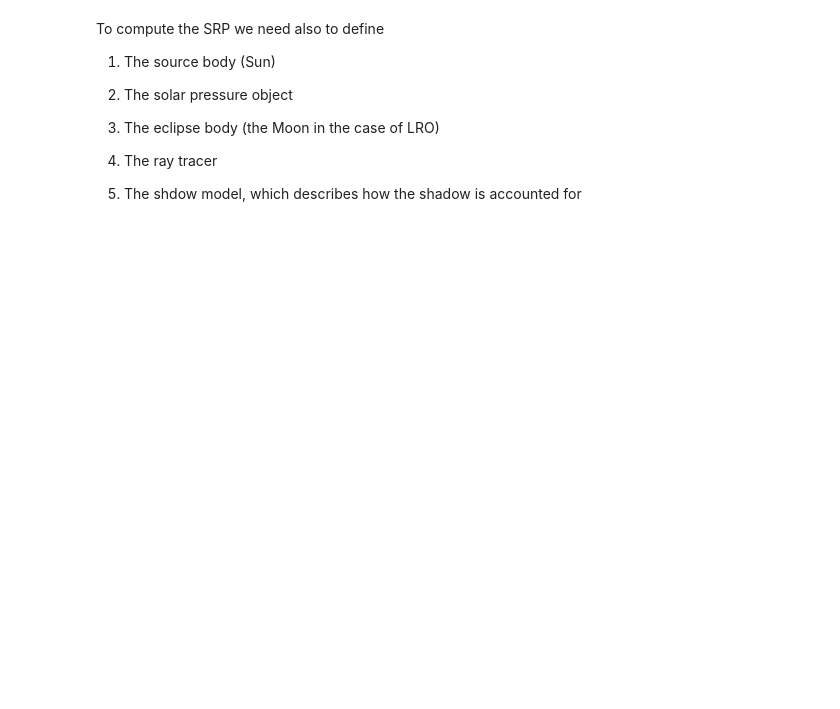
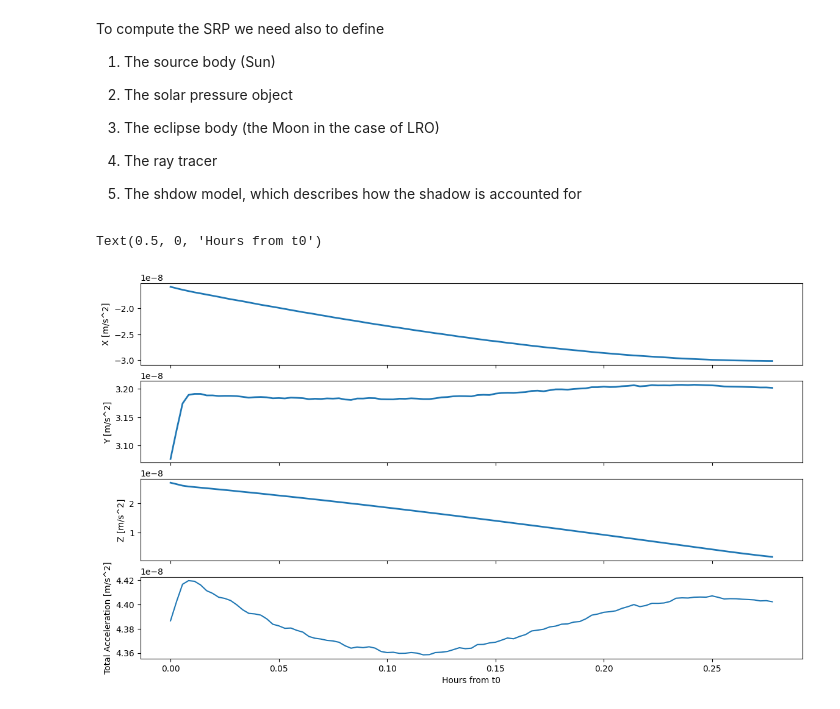
Before and after one commit to gaelccc/pyRTX, a Jupyter notebook: Notebooks/Notebook1.ipynb, the cells around one changed output. Saved outputs shown, nothing was run; the diff lists cells and outputs as text; code cells hidden in the pictures; blank space fills up the shorter version.

```diff
--- a/Notebooks/Notebook1.ipynb
+++ b/Notebooks/Notebook1.ipynb
@@ -51,7 +47,7 @@ sp.furnsh(METAKR)  # Load the metakernel containing references to the necessary
 # Define the time span of the calculation
 ref_epc = "2010 may 10 09:25:00"  # Start epoch of the computation
 duration = 1000     # Time span (seconds)
-timestep = 100      # Time step (seconds)
+timestep = 10      # Time step (seconds)
 
 epc_et0 = sp.str2et(ref_epc)
 epc_et1 = epc_et0 + duration
@@ -196 +201,19 @@ srp = SolarPressure( lro,
 accel = srp.compute(epochs, n_cores = 1) * 1e3
+# %%
+# Let's plot the results
+eps  = [float( epc - epc_et0)/3600 for epc in epochs]
+
+fig, ax = plt.subplots(4, 1, figsize=(14,8), sharex = True)
+
+ax[0].plot(eps, accel[:,0], linewidth = 2, color = "tab:blue")
+ax[0].set_ylabel('X [m/s^2]')
+ax[1].plot(eps, accel[:,1], linewidth = 2, color = "tab:blue")
+ax[1].set_ylabel('Y [m/s^2]')
+ax[2].plot(eps, accel[:,2], linewidth = 2, color = "tab:blue")
+ax[2].set_ylabel('Z [m/s^2]')
+ax[3].plot(eps, np.linalg.norm(accel, axis = 1))
+ax[3].set_ylabel('Total Acceleration [m/s^2]')
+ax[3].set_xlabel('Hours from t0')
+# %% [output]
+Text(0.5, 0, 'Hours from t0')
+[figure, added]
```
Also changed, not shown: parts of 8 cells of this notebook, 5 other files.
